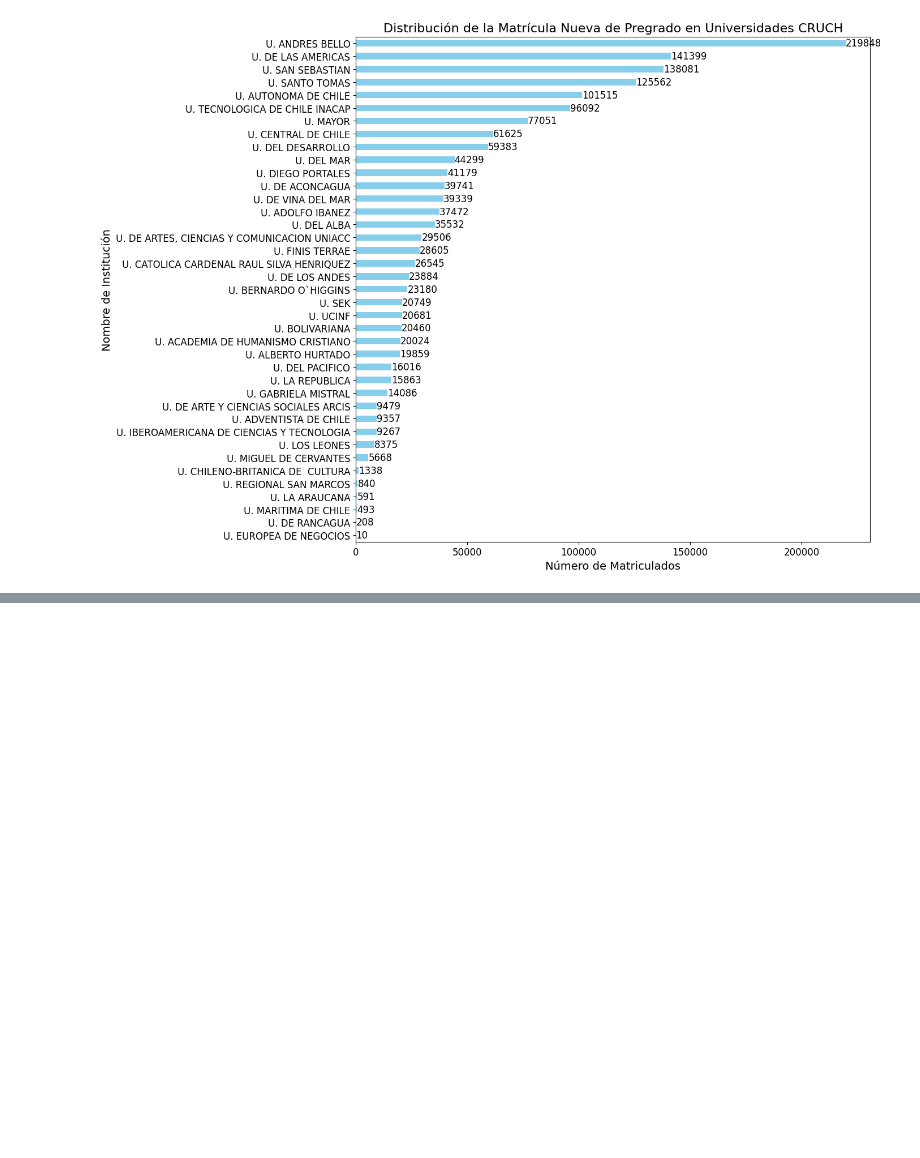
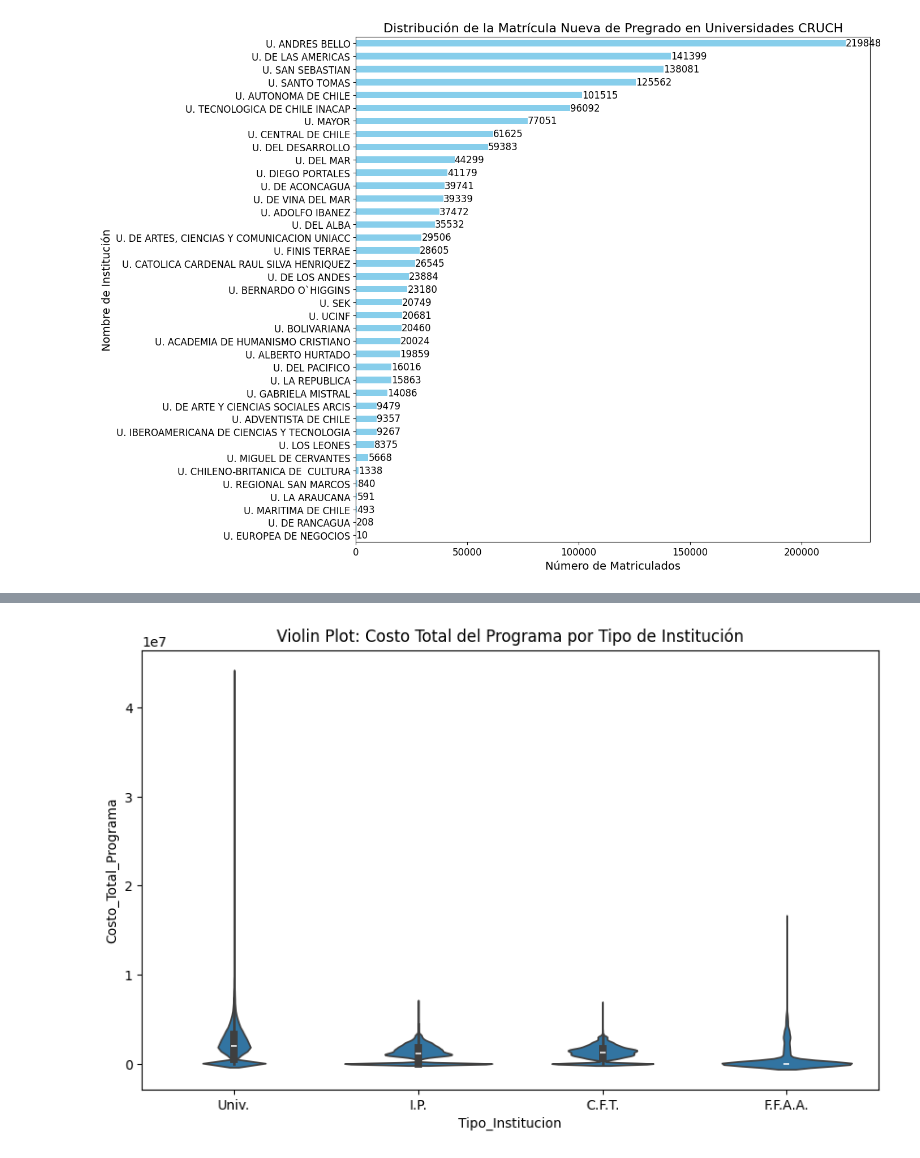
Before and after one commit to jcastilloc168/PythonUDD_ProyectoFinal, a Jupyter notebook: notebooks/03_Visualizacion.ipynb, the cells around one changed output, grey strips where cells are left out. Drawn from its saved outputs; the diff is of its cells as text; code cells hidden in the pictures; blank space fills up the shorter version.

```diff
--- a/notebooks/03_Visualizacion.ipynb
+++ b/notebooks/03_Visualizacion.ipynb
@@ -424,0 +455,10 @@ plt.show()
+# %%
+import seaborn as sns
+import matplotlib.pyplot as plt
+
+plt.figure(figsize=(10, 6))
+sns.violinplot(x='Tipo_Institucion', y='Costo_Total_Programa', data=df_clean)
+plt.title('Violin Plot: Costo Total del Programa por Tipo de Institución')
+plt.show()
+# %% [output]
+[figure, added]
```
Also changed, not shown: parts of 9 cells of this notebook.
